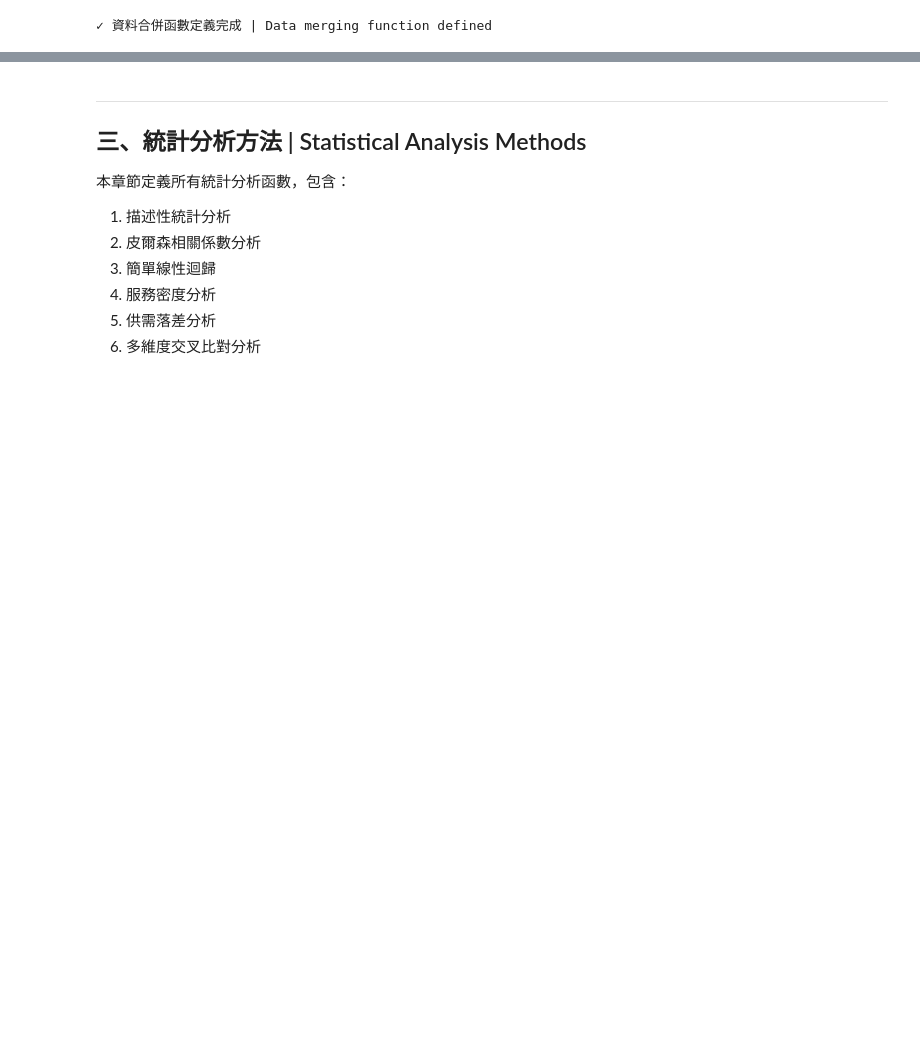
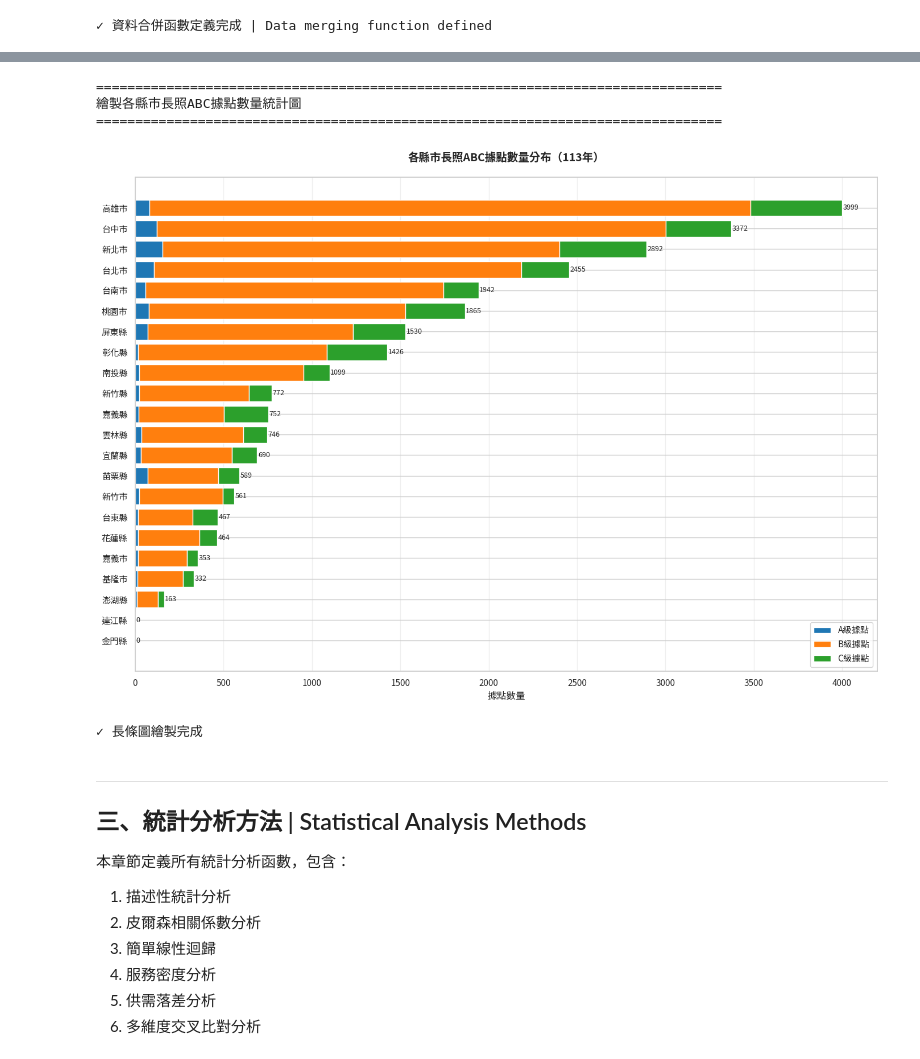
Before and after one commit to yen0304/114-1-fianl-report, a Jupyter notebook: population_analysis.ipynb, the cells around one changed output, grey strips where cells are left out. Cells and saved outputs as stored; diff of their text form; code cells hidden in the pictures; blank space fills up the shorter version.

```diff
--- a/population_analysis.ipynb
+++ b/population_analysis.ipynb
@@ -291,3 +599,21 @@ print("✓ 資料合併函數定義完成 | Data merging function defined")
+# %%
+# =========================
+# 繪製各縣市長照ABC據點數量堆疊長條圖 | Plot stacked bar chart
+# =========================
+
+print("\n" + "=" * 80)
+print("繪製各縣市長照ABC據點數量統計圖")
+print("=" * 80)
+
+plot_ltc_facilities_by_city(df)
+
+print("\n✓ 長條圖繪製完成")
+# %% [output]
+================================================================================
+繪製各縣市長照ABC據點數量統計圖
+================================================================================
+[figure, added]
+✓ 長條圖繪製完成
 # %% [markdown]
 ---
 
```
Also changed, not shown: parts of 8 cells of this notebook, 5 other files.
